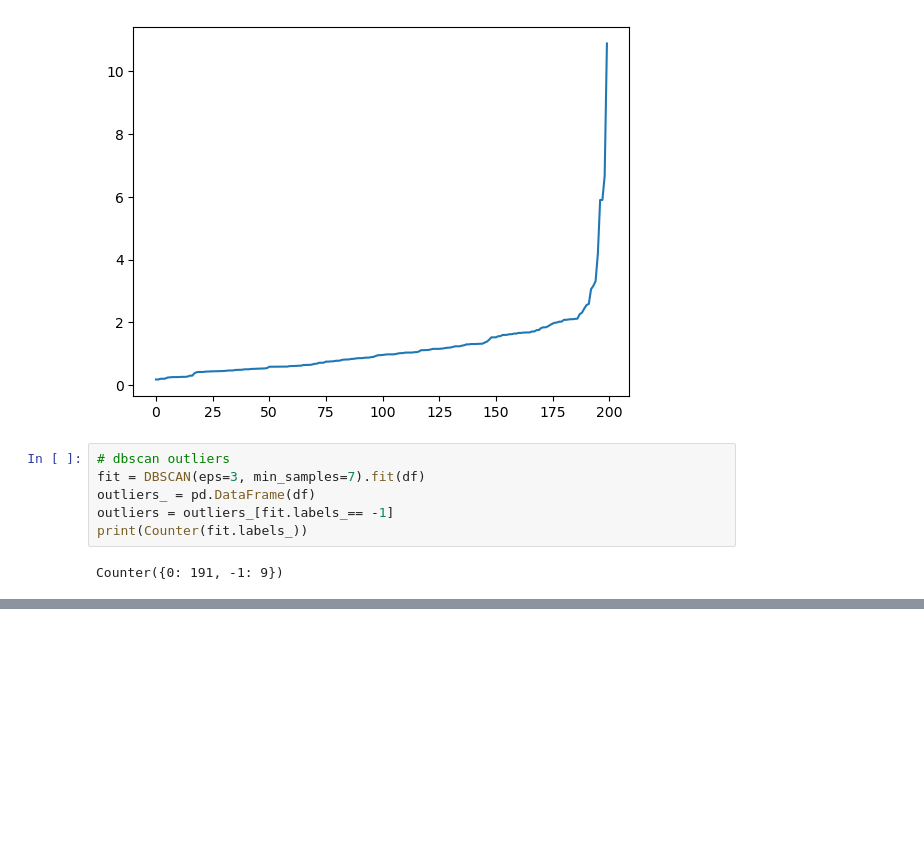
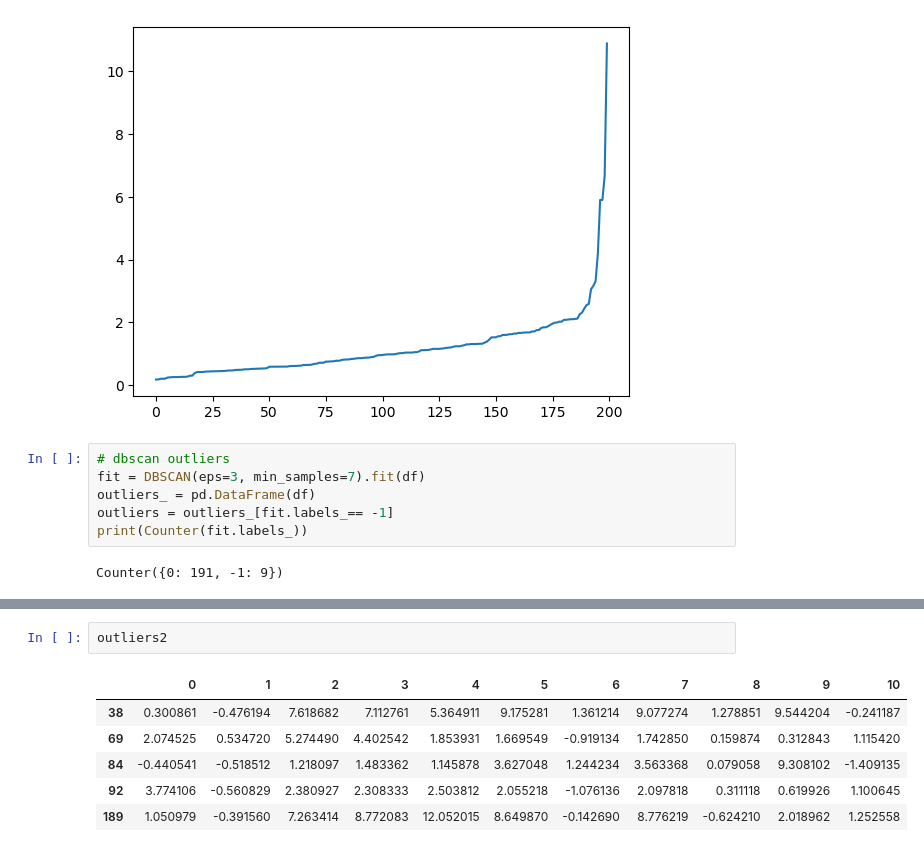
Before and after one commit to isabellacadisco/AMS, a Jupyter notebook: kaya identity analysis/Outlier detection DBSCAN.ipynb, the cells around one changed output, grey strips where cells are left out. Drawn from its saved outputs; the diff is of its cells as text; blank space fills up the shorter version.

```diff
--- a/kaya identity analysis/Outlier detection DBSCAN.ipynb
+++ b/kaya identity analysis/Outlier detection DBSCAN.ipynb
@@ -84,0 +168,9 @@ data.loc[[163]]
+# %%
+outliers2
+# %% [output]
+|  | 0 | 1 | 2 | 3 | 4 | 5 | 6 | 7 | 8 | 9 | 10 |
+| 38 | 0.300861 | -0.476194 | 7.618682 | 7.112761 | 5.364911 | 9.175281 | 1.361214 | 9.077274 | 1.278851 | 9.544204 | -0.241187 |
+| 69 | 2.074525 | 0.534720 | 5.274490 | 4.402542 | 1.853931 | 1.669549 | -0.919134 | 1.742850 | 0.159874 | 0.312843 | 1.115420 |
+| 84 | -0.440541 | -0.518512 | 1.218097 | 1.483362 | 1.145878 | 3.627048 | 1.244234 | 3.563368 | 0.079058 | 9.308102 | -1.409135 |
+| 92 | 3.774106 | -0.560829 | 2.380927 | 2.308333 | 2.503812 | 2.055218 | -1.076136 | 2.097818 | 0.311118 | 0.619926 | 1.100645 |
+| 189 | 1.050979 | -0.391560 | 7.263414 | 8.772083 | 12.052015 | 8.649870 | -0.142690 | 8.776219 | -0.624210 | 2.018962 | 1.252558 |
```
Also changed, not shown: parts of 21 cells of this notebook.
